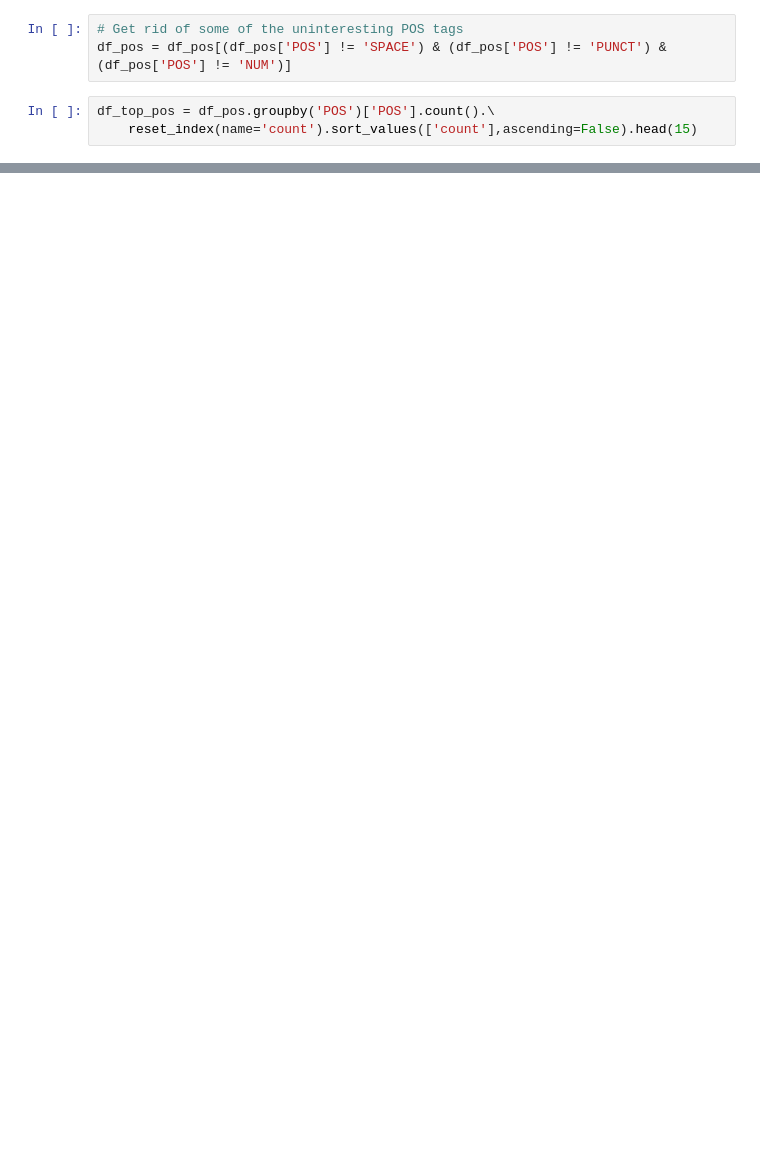
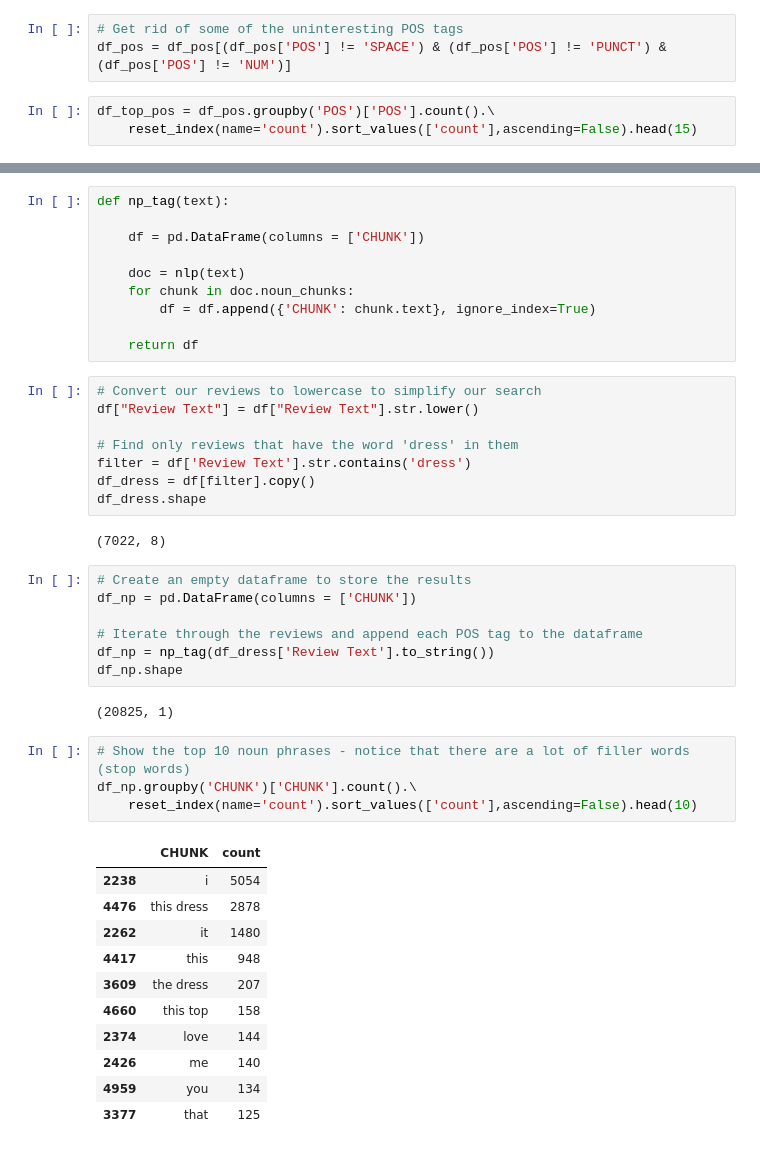
Before and after one commit to broepke/POS, a Jupyter notebook: pos.ipynb, the cells around one changed output, grey strips where cells are left out. Saved outputs shown, nothing was run; the diff lists cells and outputs as text; blank space fills up the shorter version.

```diff
--- a/pos.ipynb
+++ b/pos.ipynb
@@ -197,0 +200,45 @@ df_adj.groupby('Word')['Word'].count().reset_index(name='count').\
+# %%
+def np_tag(text):
+
+    df = pd.DataFrame(columns = ['CHUNK'])
+
+    doc = nlp(text)
+    for chunk in doc.noun_chunks:
+        df = df.append({'CHUNK': chunk.text}, ignore_index=True)
+
+    return df
+# %%
+# Convert our reviews to lowercase to simplify our search
+df["Review Text"] = df["Review Text"].str.lower()
+
+# Find only reviews that have the word 'dress' in them
+filter = df['Review Text'].str.contains('dress')
+df_dress = df[filter].copy()
+df_dress.shape
+# %% [output]
+(7022, 8)
+# %%
+# Create an empty dataframe to store the results
+df_np = pd.DataFrame(columns = ['CHUNK'])
+
+# Iterate through the reviews and append each POS tag to the dataframe
+df_np = np_tag(df_dress['Review Text'].to_string())
+df_np.shape
+# %% [output]
+(20825, 1)
+# %%
+# Show the top 10 noun phrases - notice that there are a lot of filler words (stop words)
+df_np.groupby('CHUNK')['CHUNK'].count().\
+    reset_index(name='count').sort_values(['count'],ascending=False).head(10)
+# %% [output]
+|  | CHUNK | count |
+| 2238 | i | 5054 |
+| 4476 | this dress | 2878 |
+| 2262 | it | 1480 |
+| 4417 | this | 948 |
+| 3609 | the dress | 207 |
+| 4660 | this top | 158 |
+| 2374 | love | 144 |
+| 2426 | me | 140 |
+| 4959 | you | 134 |
+| 3377 | that | 125 |
```
Also changed, not shown: parts of 31 cells of this notebook.
